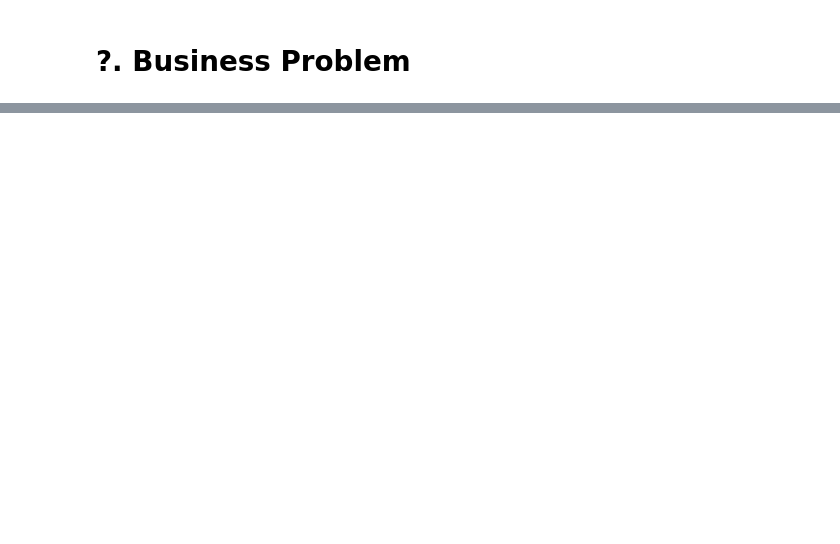
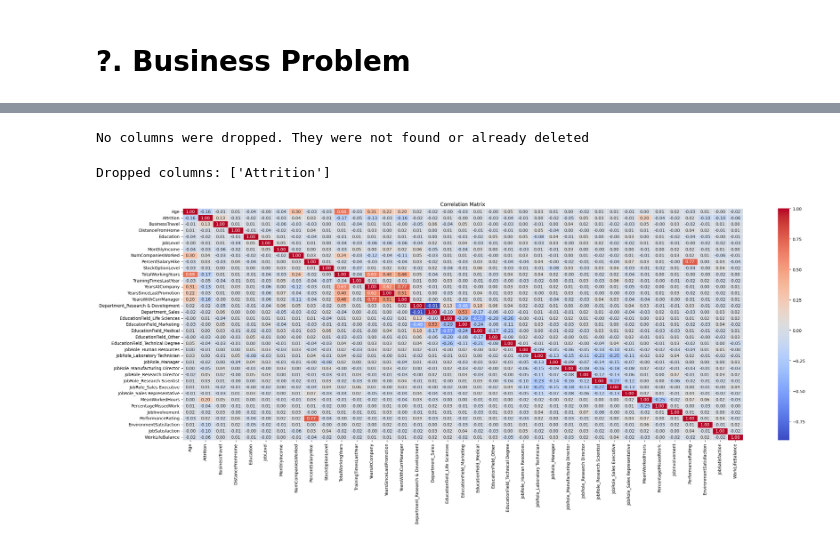
Before and after one commit to Ostive/AI-Project, a Jupyter notebook: Ai_project_Ostive.ipynb, the cells around one changed output, grey strips where cells are left out. Saved outputs shown, nothing was run; the diff lists cells and outputs as text; code cells hidden in the pictures; blank space fills up the shorter version.

```diff
--- a/Ai_project_Ostive.ipynb
+++ b/Ai_project_Ostive.ipynb
@@ -848,0 +1274,39 @@ memory usage: 827.0+ KB
+# %%
+columns_to_drop = ["EmployeeID"]
+
+existing_columns = [col for col in columns_to_drop if col in numeric_data.columns]
+
+if existing_columns:
+    numeric_data = numeric_data.drop(columns=existing_columns)
+    print(f"Dropped columns: {existing_columns}")
+else:
+    print(f"No columns were dropped. They were not found or already deleted")
+# %% [output]
+No columns were dropped. They were not found or already deleted
+# %%
+columns_to_drop = ["EmployeeID","Attrition"]
+
+existing_columns = [col for col in columns_to_drop if col in numeric_data_no_attrition.columns]
+
+if existing_columns:
+    numeric_data_no_attrition = numeric_data_no_attrition.drop(columns=existing_columns)
+    print(f"Dropped columns: {existing_columns}")
+else:
+    print(f"No columns were dropped. They were not found or already deleted")
+# %% [output]
+Dropped columns: ['Attrition']
+# %%
+import seaborn as sns
+import matplotlib.pyplot as plt
+
+# Compute correlation matrix
+corr_matrix = numeric_data.corr()
+
+# Plot the heatmap
+plt.figure(figsize=(30, 10))  # Adjust the figure size
+sns.heatmap(corr_matrix, annot=True, fmt=".2f", cmap="coolwarm", linewidths=0.5)
+
+plt.title("Correlation Matrix")
+plt.show()
+# %% [output]
+[figure, added]
```
Also changed, not shown: parts of 44 cells of this notebook.
